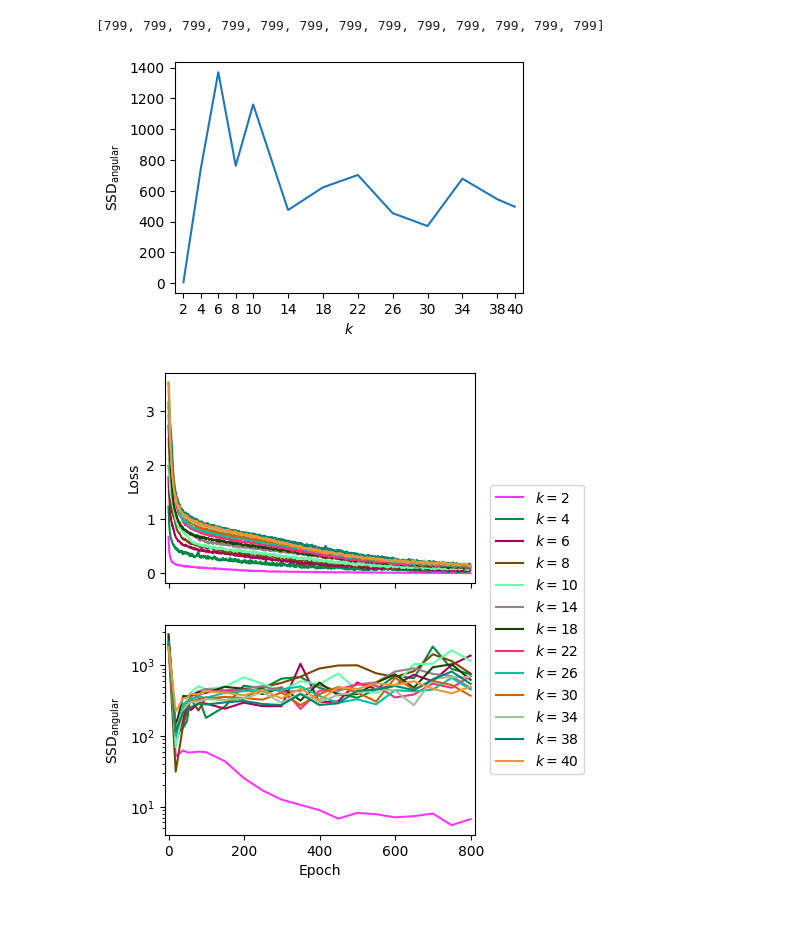
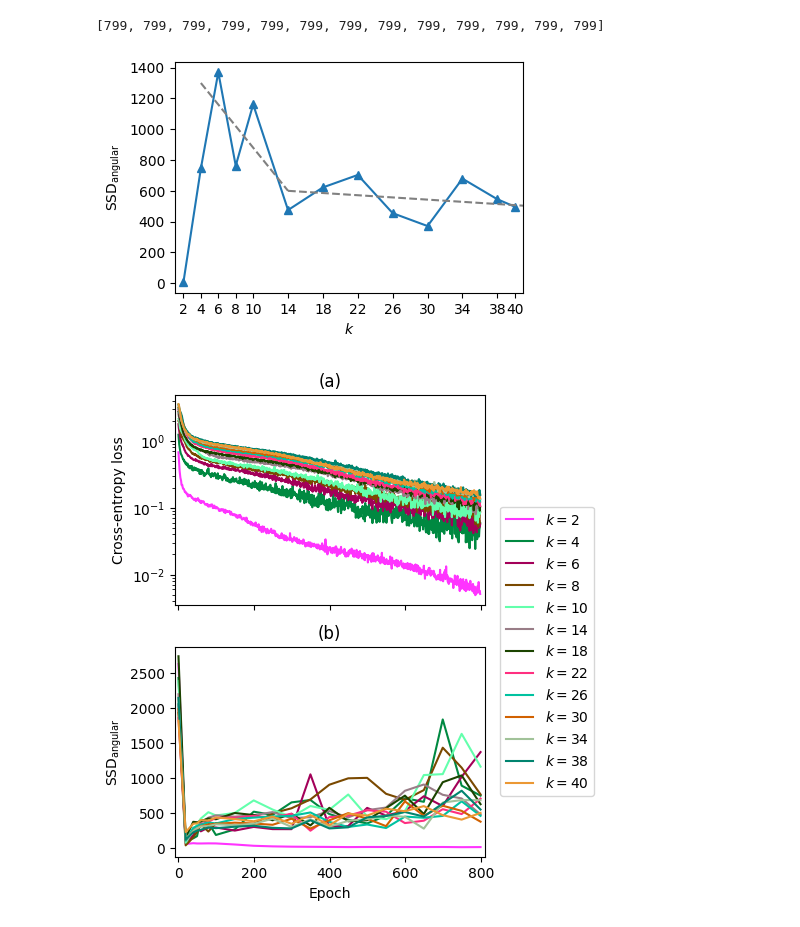
Before and after one commit to 4castRenewables/maelstrom-a6, a Jupyter notebook: notebooks/dcv2_analysis.ipynb, the cells around one changed output. Saved outputs shown, nothing was run; the diff lists cells and outputs as text; code cells hidden in the pictures.

```diff
--- a/notebooks/dcv2_analysis.ipynb
+++ b/notebooks/dcv2_analysis.ipynb
@@ -457,33 +566,40 @@ y = list(ssd_mean[epoch_index] for _, _, ssd_mean, _ in ssds_six_crops.values())
 ax.plot(
     x,
     y,
-    # marker="^",
+    marker="^",
 )
+
+# Elbow
+x_line = [4, 14]
+y_line = [1300, 600]
+ax.plot(x_line, y_line, c="gray", linestyle="--")
+x_line = [14, 42]
+y_line = [600, 500]
+ax.plot(x_line, y_line, c="gray", linestyle="--")
+
 ax.set(
     xlabel="$k$",
     xticks=x,
     xticklabels=x,
     ylabel="$\mathrm{SSD}_{\mathrm{angular}}$",
-    #yscale="symlog",
+    #yscale="log",
     #ylim=(0, 1400),
     xlim=(1, 41),
 )
 
-plt.savefig(plots / "scree-test-dcv2.pdf")
+plt.savefig(plots / "scree-test-dcv2.pdf", bbox_inches="tight")
 # %% [output]
-[figure, old version]
+[figure, new version]
 # %%
 import pandas as pd
 
-scratch_old = pathlib.Path("/p/scratch/deepacf/emmerich1/dcv2")
-results_old = sort_by_k(scratch_old.glob("multi-level-all-fields-1964-2023-1200-epochs-k-*"))
 colors = iter(_colors.create_colors_for_labels(ks))
 
 fig, axs = plt.subplots(figsize=(4,6), ncols=1, nrows=2, sharex=True)
 
 ax = axs[0]
 
-for path in results_old:
+for path in results:
     metrics_0 = pd.read_csv(path / "stats-rank-0.csv")
 
     epochs = metrics_0["epoch"].iloc[:799]
@@ -491,36 +607,37 @@ for path in results_old:
 
     ax.plot(epochs, loss, label=rf"$k={get_k_from_file_name(path)}$", c=next(colors))
 
 ax.set(
     xlim=(-10, 810),
-    ylabel="Loss",
-    # title="(a)",
+    ylabel="Cross-entropy loss",
+    title="(a)",
+    yscale="log",
 )
 
 ax.legend(ncol=1, bbox_to_anchor=(1.375, 0.5), loc='upper right')
 
 
 ax = axs[1]
 
 colors = iter(_colors.create_colors_for_labels(ks))
 
 for i, (k, (epochs, ssd_per_head, ssd_mean, ssd_std)) in enumerate(ssds_six_crops.items()):
     # if k == 2:
     #     # k = 2 is extremely different and actually has a declining SSD curve
     #     continue
 
     ax.plot(epochs[:epoch_index + 1], ssd_mean[:epoch_index + 1], label=rf"${k=}$", c=next(colors))
     #ax.errorbar(epochs, ssd_mean, ssd_std, label=rf"${k=}$", c=next(colors))
 
 ax.set(
     xlabel="Epoch",
     ylabel="$\mathrm{SSD}_{\mathrm{angular}}$",
-    yscale="log",
-    # title="(b)",
+    #yscale="log",
+    title="(b)",
 )
 
 #plt.legend(ncols=3)
 
-plt.savefig(plots / "dcv2-loss.pdf")
+plt.savefig(plots / "dcv2-loss.pdf", bbox_inches="tight")
 # %% [output]
-[figure, old version]
+[figure, new version]
```
Also changed, not shown: parts of 8 cells of this notebook, 4 other files.
